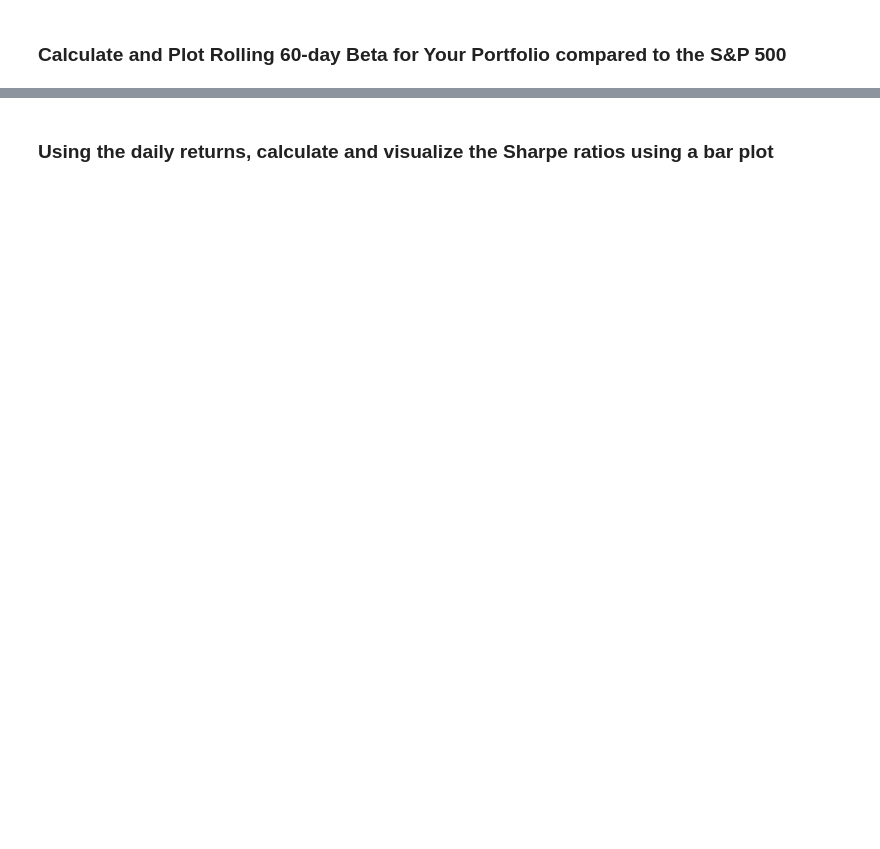
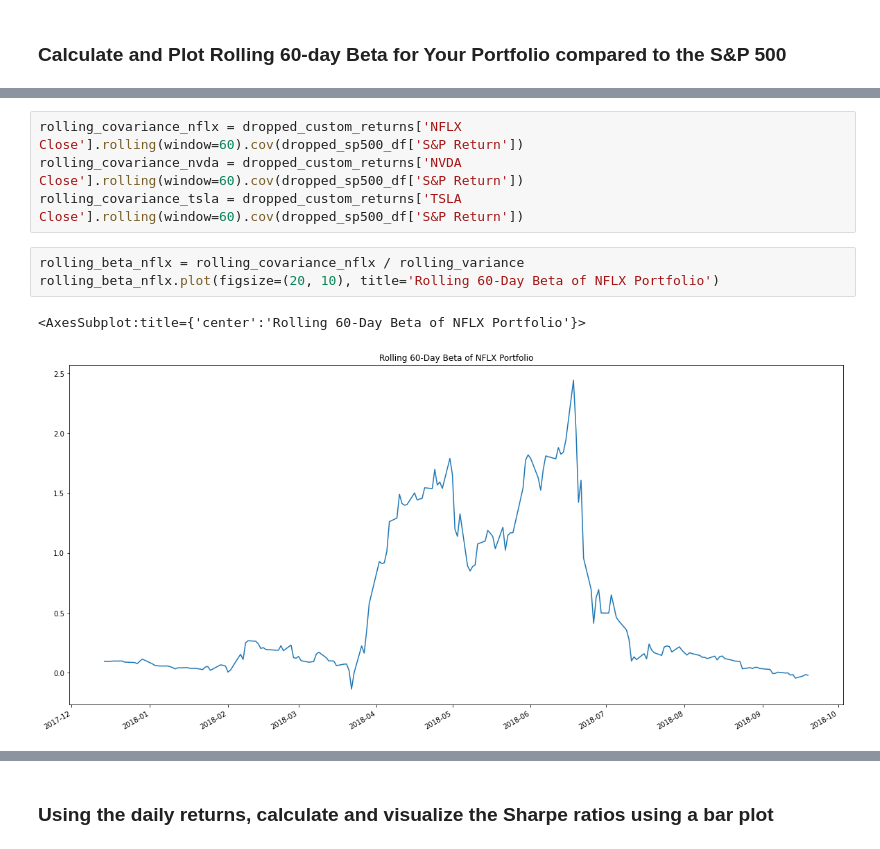
Before and after one commit to DamaniW/FinTechHW, a Jupyter notebook: whale_analysis.ipynb, the cells around one changed output, grey strips where cells are left out. Cells and saved outputs as stored; diff of their text form; blank space fills up the shorter version.

```diff
--- a/whale_analysis.ipynb
+++ b/whale_analysis.ipynb
@@ -638,0 +667,10 @@ ValueError: Cannot index with multidimensional key
+# %%
+rolling_covariance_nflx = dropped_custom_returns['NFLX Close'].rolling(window=60).cov(dropped_sp500_df['S&P Return'])
+rolling_covariance_nvda = dropped_custom_returns['NVDA Close'].rolling(window=60).cov(dropped_sp500_df['S&P Return'])
+rolling_covariance_tsla = dropped_custom_returns['TSLA Close'].rolling(window=60).cov(dropped_sp500_df['S&P Return'])
+# %%
+rolling_beta_nflx = rolling_covariance_nflx / rolling_variance
+rolling_beta_nflx.plot(figsize=(20, 10), title='Rolling 60-Day Beta of NFLX Portfolio')
+# %% [output]
+<AxesSubplot:title={'center':'Rolling 60-Day Beta of NFLX Portfolio'}>
+[figure, added]
```
Also changed, not shown: parts of 17 cells of this notebook.
